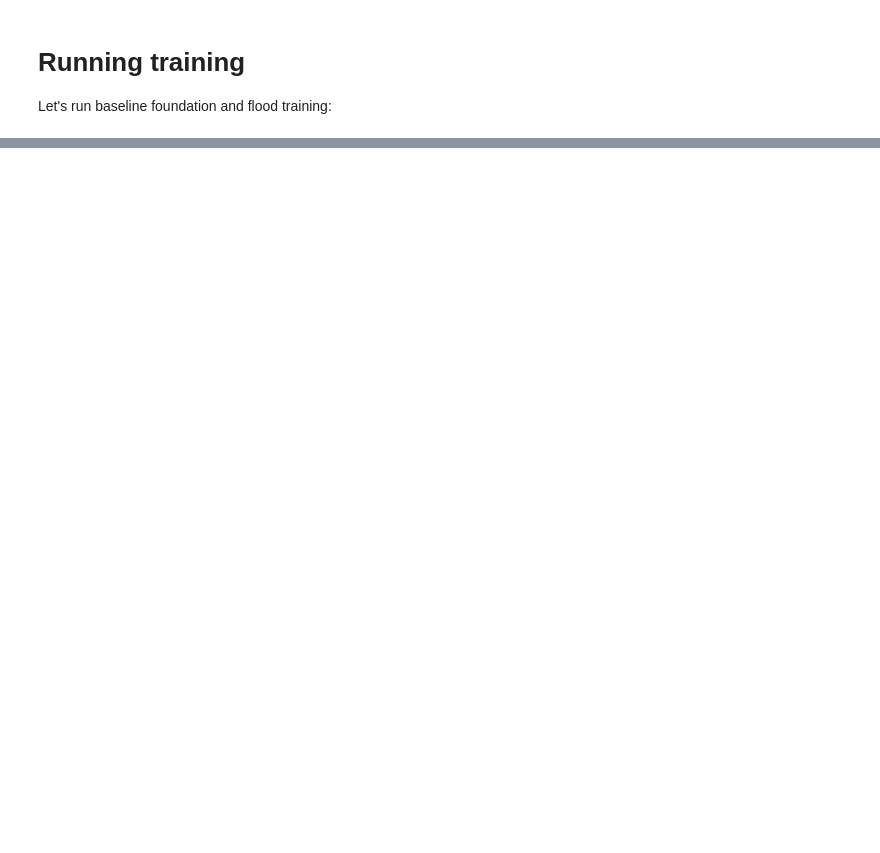
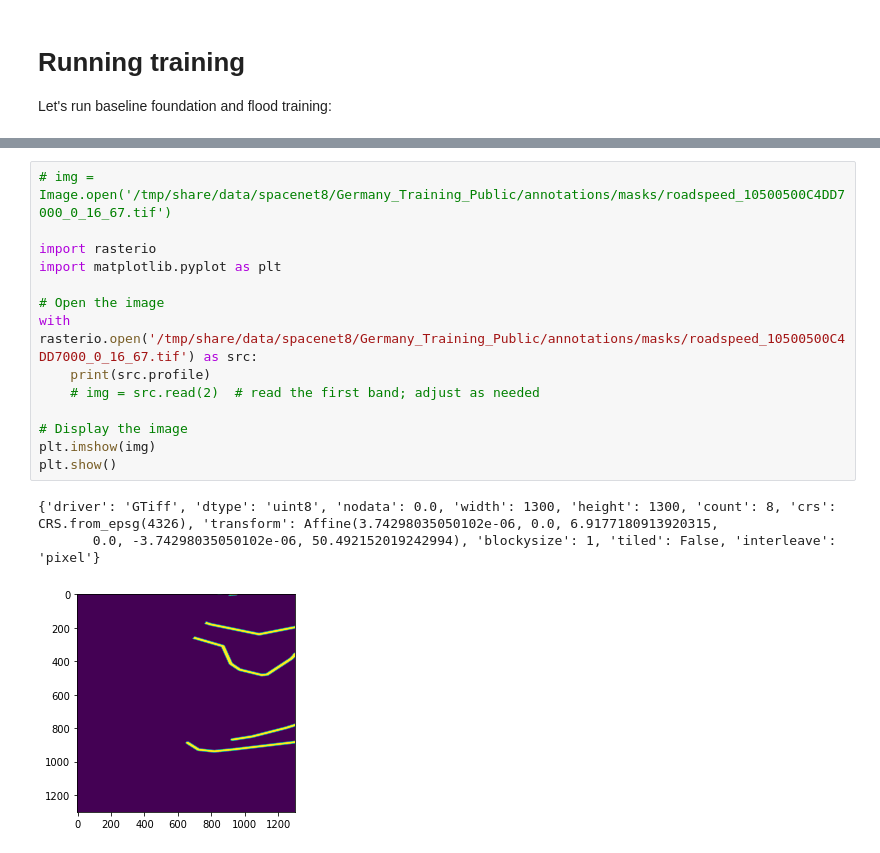
Before and after one commit to nesaboz/SpaceNet8, a Jupyter notebook: baseline/main.ipynb, the cells around one changed output, grey strips where cells are left out. Cells and saved outputs as stored; diff of their text form; blank space fills up the shorter version.

```diff
--- a/baseline/main.ipynb
+++ b/baseline/main.ipynb
@@ -13,0 +267,18 @@ EPOCH 0
+# %%
+# img = Image.open('/tmp/share/data/spacenet8/Germany_Training_Public/annotations/masks/roadspeed_10500500C4DD7000_0_16_67.tif')
+
+import rasterio
+import matplotlib.pyplot as plt
+
+# Open the image
+with rasterio.open('/tmp/share/data/spacenet8/Germany_Training_Public/annotations/masks/roadspeed_10500500C4DD7000_0_16_67.tif') as src:
+    print(src.profile)
+    # img = src.read(2)  # read the first band; adjust as needed
+
+# Display the image
+plt.imshow(img)
+plt.show()
+# %% [output]
+{'driver': 'GTiff', 'dtype': 'uint8', 'nodata': 0.0, 'width': 1300, 'height': 1300, 'count': 8, 'crs': CRS.from_epsg(4326), 'transform': Affine(3.74298035050102e-06, 0.0, 6.9177180913920315,
+       0.0, -3.74298035050102e-06, 50.492152019242994), 'blockysize': 1, 'tiled': False, 'interleave': 'pixel'}
+[figure, added]
```
Also changed, not shown: parts of 37 cells of this notebook, 3 other files.
